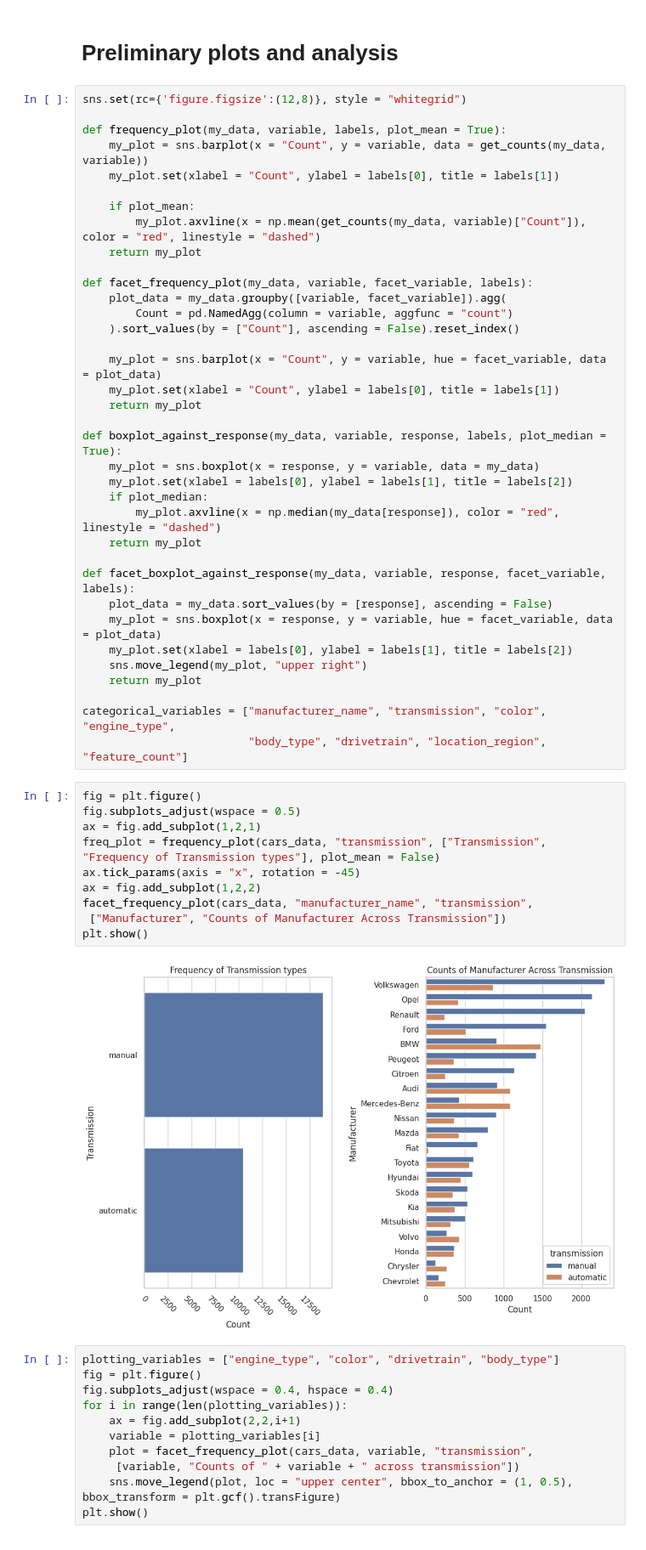
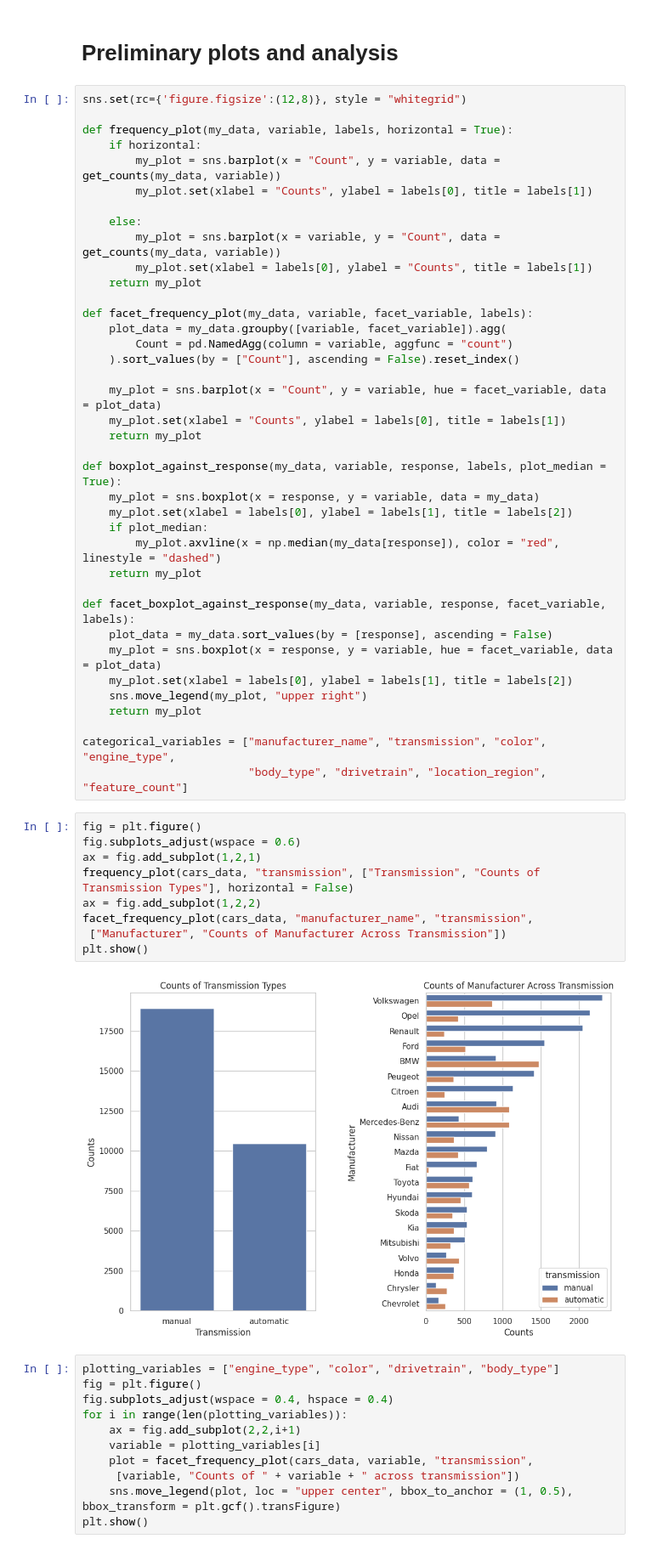
Before and after one commit to NigelPetersen/UsedCars, a Jupyter notebook: UsedCars.ipynb, the cells around one changed output. Shown at 85% size. Cells and saved outputs as stored; diff of their text form.

```diff
--- a/UsedCars.ipynb
+++ b/UsedCars.ipynb
@@ -62,12 +68,14 @@ cars_data = raw_cars.dropna().reset_index(drop = True)
 # %%
 sns.set(rc={'figure.figsize':(12,8)}, style = "whitegrid")
 
-def frequency_plot(my_data, variable, labels, plot_mean = True):
-    my_plot = sns.barplot(x = "Count", y = variable, data = get_counts(my_data, variable))
-    my_plot.set(xlabel = "Count", ylabel = labels[0], title = labels[1])
+def frequency_plot(my_data, variable, labels, horizontal = True):
+    if horizontal:
+        my_plot = sns.barplot(x = "Count", y = variable, data = get_counts(my_data, variable))
+        my_plot.set(xlabel = "Counts", ylabel = labels[0], title = labels[1])
 
-    if plot_mean:
-        my_plot.axvline(x = np.mean(get_counts(my_data, variable)["Count"]), color = "red", linestyle = "dashed")
+    else:
+        my_plot = sns.barplot(x = variable, y = "Count", data = get_counts(my_data, variable))
+        my_plot.set(xlabel = labels[0], ylabel = "Counts", title = labels[1])
     return my_plot
 
 def facet_frequency_plot(my_data, variable, facet_variable, labels):
@@ -76,7 +84,7 @@ def facet_frequency_plot(my_data, variable, facet_variable, labels):
     ).sort_values(by = ["Count"], ascending = False).reset_index()
 
     my_plot = sns.barplot(x = "Count", y = variable, hue = facet_variable, data = plot_data)
-    my_plot.set(xlabel = "Count", ylabel = labels[0], title = labels[1])
+    my_plot.set(xlabel = "Counts", ylabel = labels[0], title = labels[1])
     return my_plot
 
 def boxplot_against_response(my_data, variable, response, labels, plot_median = True):
@@ -97,16 +105,15 @@ categorical_variables = ["manufacturer_name", "transmission", "color", "engine_t
                          "body_type", "drivetrain", "location_region", "feature_count"]
 # %%
 fig = plt.figure()
-fig.subplots_adjust(wspace = 0.5)
+fig.subplots_adjust(wspace = 0.6)
 ax = fig.add_subplot(1,2,1)
-freq_plot = frequency_plot(cars_data, "transmission", ["Transmission", "Frequency of Transmission types"], plot_mean = False)
-ax.tick_params(axis = "x", rotation = -45)
+frequency_plot(cars_data, "transmission", ["Transmission", "Counts of Transmission Types"], horizontal = False)
 ax = fig.add_subplot(1,2,2)
 facet_frequency_plot(cars_data, "manufacturer_name", "transmission",
  ["Manufacturer", "Counts of Manufacturer Across Transmission"])
 plt.show()
 # %% [output]
-[figure, old version]
+[figure, new version]
 # %%
 plotting_variables = ["engine_type", "color", "drivetrain", "body_type"]
 fig = plt.figure()
```
Also changed, not shown: parts of 9 cells of this notebook.
